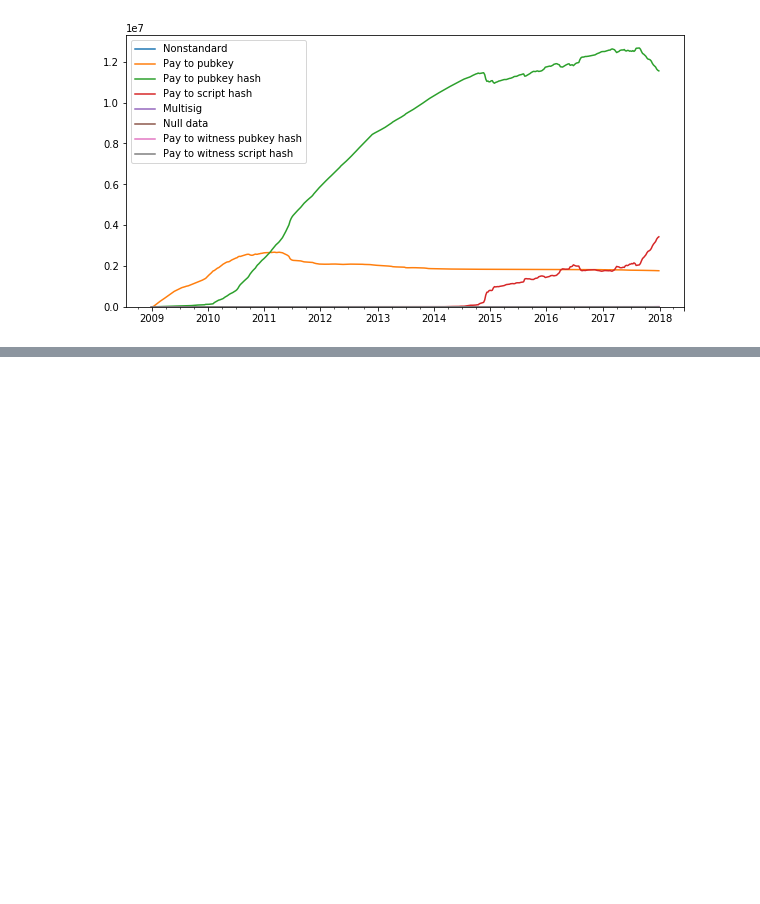
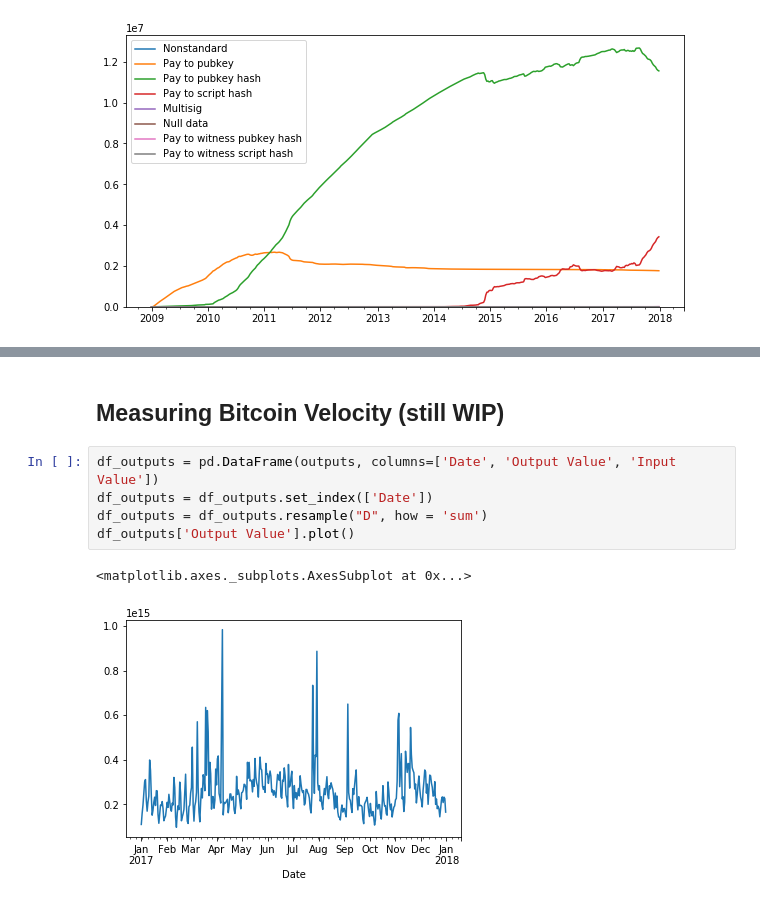
Before and after one commit to fund3/anova-blocksci, a Jupyter notebook: Eileen.ipynb, the cells around one changed output, grey strips where cells are left out. Saved outputs shown, nothing was run; the diff lists cells and outputs as text; blank space fills up the shorter version.

```diff
--- a/Eileen.ipynb
+++ b/Eileen.ipynb
@@ -515,0 +639,10 @@ ax.set_ylim(ymin=0)
+# %% [markdown]
+## Measuring Bitcoin Velocity (still WIP)
+# %%
+df_outputs = pd.DataFrame(outputs, columns=['Date', 'Output Value', 'Input Value'])
+df_outputs = df_outputs.set_index(['Date'])
+df_outputs = df_outputs.resample("D", how = 'sum')
+df_outputs['Output Value'].plot()
+# %% [output]
+<matplotlib.axes._subplots.AxesSubplot at 0x...>
+[figure, added]
```
Also changed, not shown: parts of 21 cells of this notebook.
